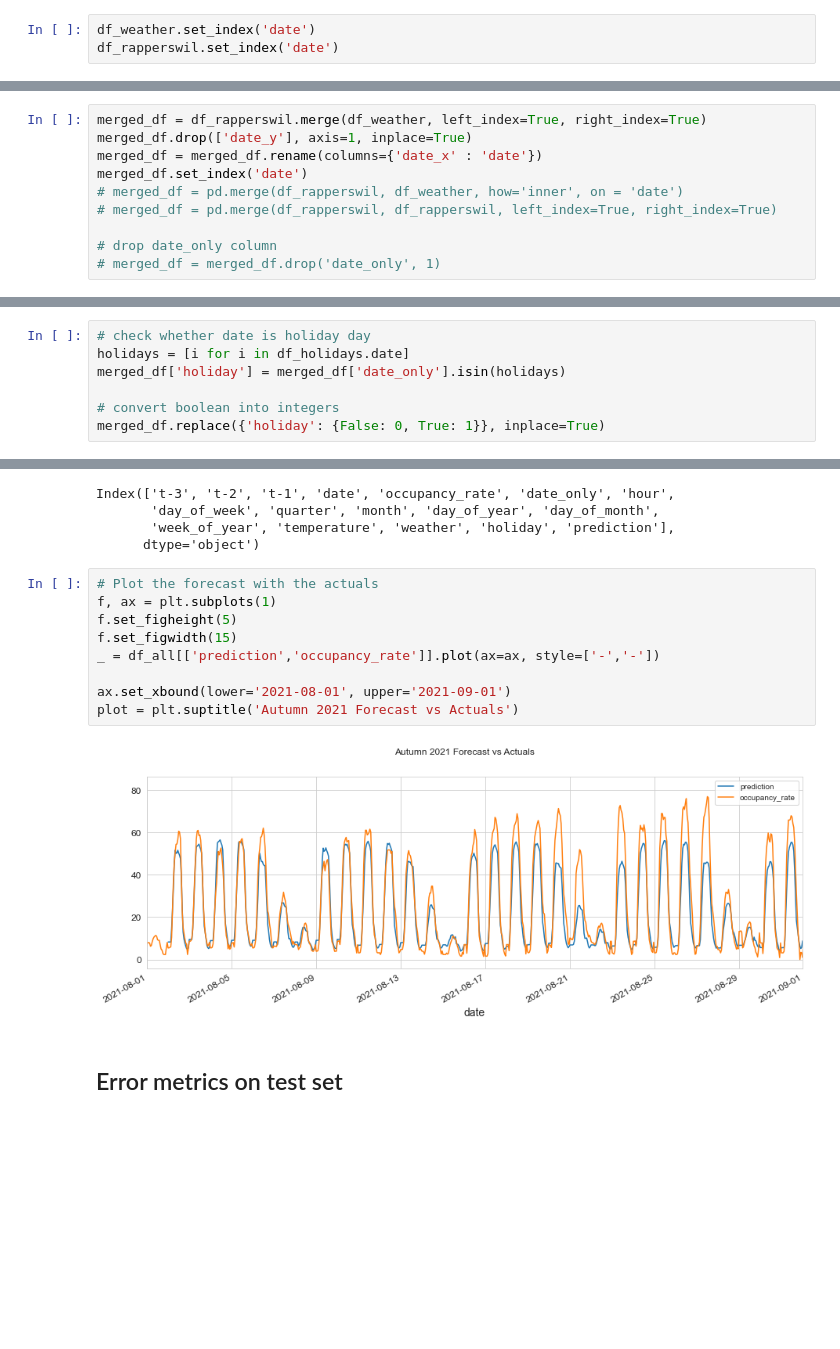
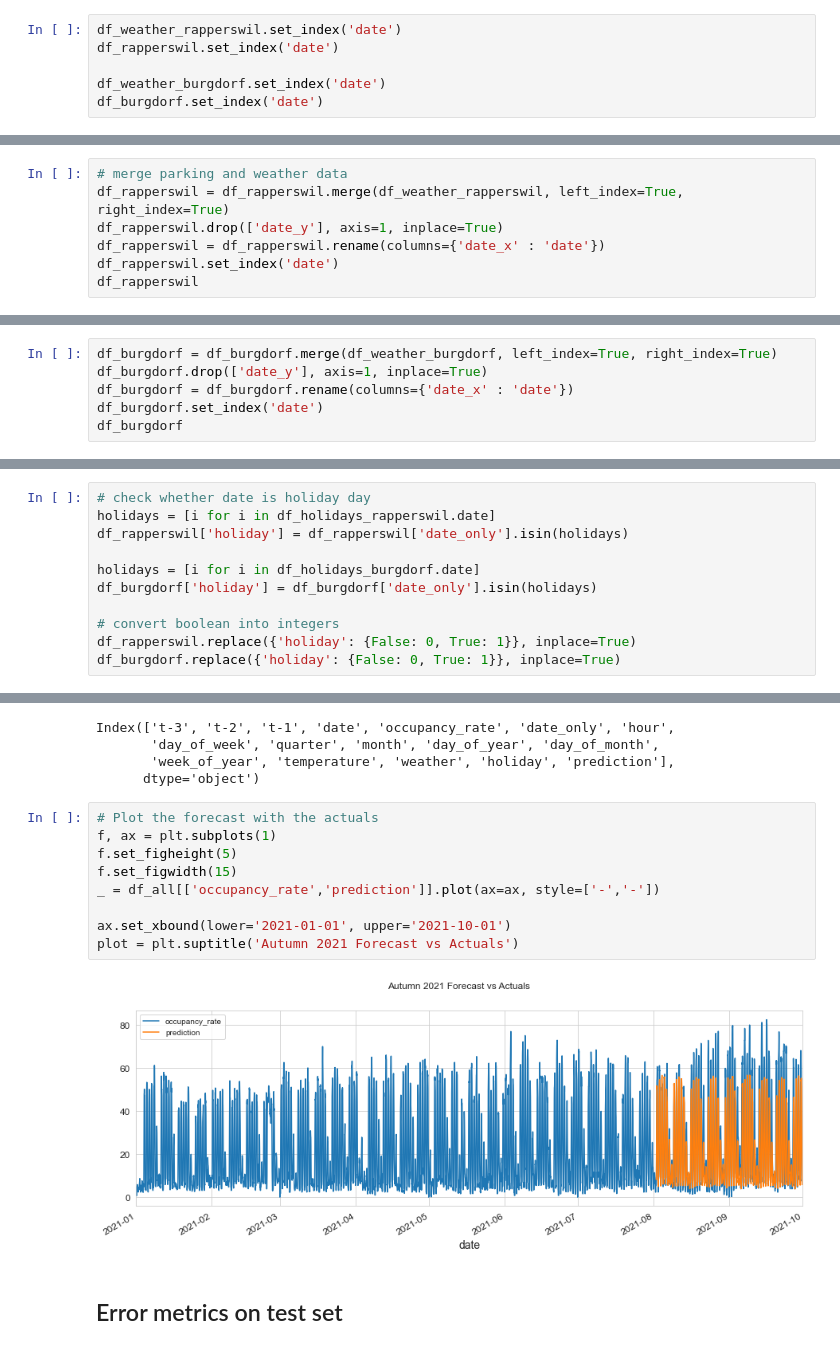
Before and after one commit to christopherkindl/start-hack-2021, a Jupyter notebook: 01_ml/time_series_model.ipynb, the cells around one changed output, grey strips where cells are left out. Cells and saved outputs as stored; diff of their text form; blank space fills up the shorter version.

Commit message:
add weather data to burgdorf data

```diff
--- a/01_ml/time_series_model.ipynb
+++ b/01_ml/time_series_model.ipynb
@@ -253,6 +253,9 @@ Merge weather data, parking and public holidays data
 # %%
-df_weather.set_index('date')
+df_weather_rapperswil.set_index('date')
 df_rapperswil.set_index('date')
+
+df_weather_burgdorf.set_index('date')
+df_burgdorf.set_index('date')
 # %% [output]
 |  | temperature | weather |
 | date |  |  |
@@ -285,13 +316,10 @@ df_rapperswil.set_index('date')
 # %%
-merged_df = df_rapperswil.merge(df_weather, left_index=True, right_index=True)
-merged_df.drop(['date_y'], axis=1, inplace=True)
-merged_df = merged_df.rename(columns={'date_x' : 'date'})
-merged_df.set_index('date')
-# merged_df = pd.merge(df_rapperswil, df_weather, how='inner', on = 'date')
-# merged_df = pd.merge(df_rapperswil, df_rapperswil, left_index=True, right_index=True)
-
-# drop date_only column
-# merged_df = merged_df.drop('date_only', 1)
+# merge parking and weather data
+df_rapperswil = df_rapperswil.merge(df_weather_rapperswil, left_index=True, right_index=True)
+df_rapperswil.drop(['date_y'], axis=1, inplace=True)
+df_rapperswil = df_rapperswil.rename(columns={'date_x' : 'date'})
+df_rapperswil.set_index('date')
+df_rapperswil
 # %% [output]
 |  | occupancy_rate | date_only | hour | day_of_week | quarter | month | day_of_year | day_of_month | ... |
 | date |  |  |  |  |  |  |  |  | ... |
@@ -309,0 +351,6 @@ merged_df.set_index('date')
+# %%
+df_burgdorf = df_burgdorf.merge(df_weather_burgdorf, left_index=True, right_index=True)
+df_burgdorf.drop(['date_y'], axis=1, inplace=True)
+df_burgdorf = df_burgdorf.rename(columns={'date_x' : 'date'})
+df_burgdorf.set_index('date')
+df_burgdorf
@@ -310,9 +387,13 @@ merged_df.set_index('date')
 # %%
 # check whether date is holiday day
-holidays = [i for i in df_holidays.date]
-merged_df['holiday'] = merged_df['date_only'].isin(holidays)
+holidays = [i for i in df_holidays_rapperswil.date]
+df_rapperswil['holiday'] = df_rapperswil['date_only'].isin(holidays)
+
+holidays = [i for i in df_holidays_burgdorf.date]
+df_burgdorf['holiday'] = df_burgdorf['date_only'].isin(holidays)
 
 # convert boolean into integers
-merged_df.replace({'holiday': {False: 0, True: 1}}, inplace=True)
+df_rapperswil.replace({'holiday': {False: 0, True: 1}}, inplace=True)
+df_burgdorf.replace({'holiday': {False: 0, True: 1}}, inplace=True)
 # %% [markdown]
 B) Burgdorf
@@ -564,14 +620,14 @@ Index(['t-3', 't-2', 't-1', 'date', 'occupancy_rate', 'date_only', 'hour',
 # %%
 # Plot the forecast with the actuals
 f, ax = plt.subplots(1)
 f.set_figheight(5)
 f.set_figwidth(15)
-_ = df_all[['prediction','occupancy_rate']].plot(ax=ax, style=['-','-'])
+_ = df_all[['occupancy_rate','prediction']].plot(ax=ax, style=['-','-'])
 
-ax.set_xbound(lower='2021-08-01', upper='2021-09-01')
+ax.set_xbound(lower='2021-01-01', upper='2021-10-01')
 plot = plt.suptitle('Autumn 2021 Forecast vs Actuals')
 # %% [output]
-[figure, old version]
+[figure, new version]
 # %% [markdown]
 ## Error metrics on test set
 # %% [markdown]
```
Also changed, not shown: parts of 20 cells of this notebook, 4 other files.
